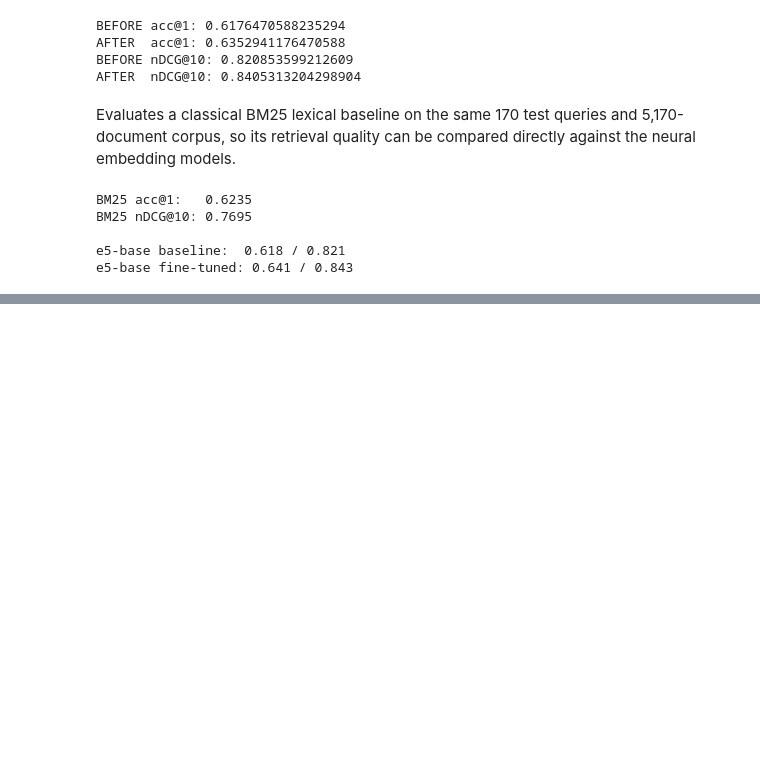
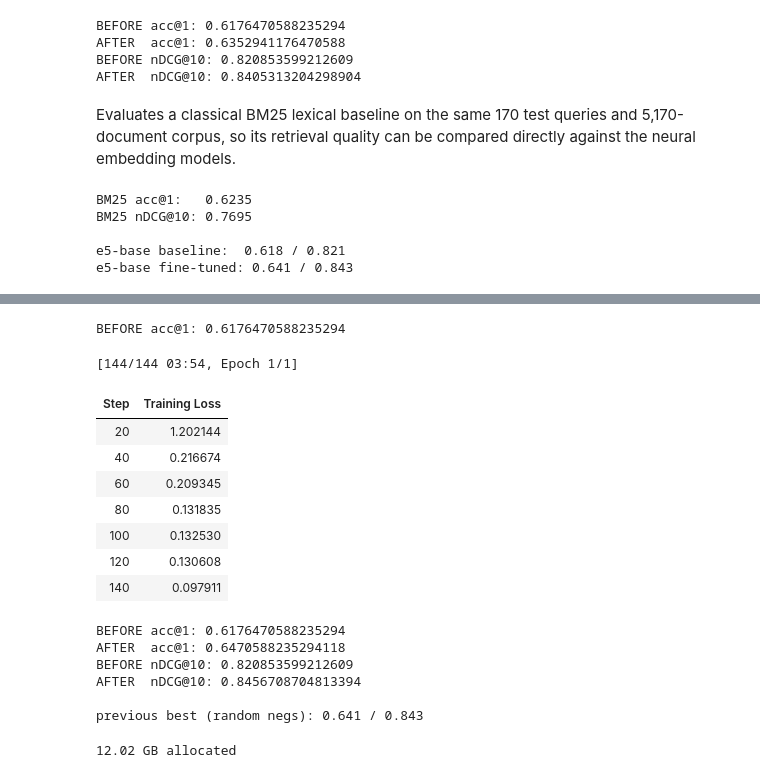
Before and after one commit to askarbekkk/kyrgyz-embeddings, a Jupyter notebook: kyrgyz-embeddings.ipynb, the cells around one changed output, grey strips where cells are left out. Saved outputs shown, nothing was run; the diff lists cells and outputs as text; code cells hidden in the pictures; blank space fills up the shorter version.

```diff
--- a/kyrgyz-embeddings.ipynb
+++ b/kyrgyz-embeddings.ipynb
@@ -520,0 +579,53 @@ e5-base fine-tuned: 0.641 / 0.843
+# %%
+from datasets import Dataset
+from sentence_transformers import (
+    SentenceTransformer, losses,
+    SentenceTransformerTrainer, SentenceTransformerTrainingArguments,
+)
+
+triplet_ds = Dataset.from_dict(triplets)
+
+model = SentenceTransformer("intfloat/multilingual-e5-base")
+before_hn = evaluator(model)
+print("BEFORE acc@1:", before_hn['ky-v2_cosine_accuracy@1'])
+
+args = SentenceTransformerTrainingArguments(
+    output_dir="/content/ky-e5-base-hardneg",
+    num_train_epochs=1,
+    per_device_train_batch_size=32,
+    learning_rate=2e-5,
+    fp16=True,
+    logging_steps=20,
+)
+
+SentenceTransformerTrainer(
+    model=model,
+    args=args,
+    train_dataset=triplet_ds,
+    # with an explicit negative column, this loss uses it directly
+    loss=losses.MultipleNegativesRankingLoss(model),
+).train()
+
+after_hn = evaluator(model)
+print("\nBEFORE acc@1:", before_hn['ky-v2_cosine_accuracy@1'])
+print("AFTER  acc@1:", after_hn['ky-v2_cosine_accuracy@1'])
+print("BEFORE nDCG@10:", before_hn['ky-v2_cosine_ndcg@10'])
+print("AFTER  nDCG@10:", after_hn['ky-v2_cosine_ndcg@10'])
+print("\nprevious best (random negs): 0.641 / 0.843")
+# %% [output]
+BEFORE acc@1: 0.6176470588235294
+[144/144 03:54, Epoch 1/1]
+| Step | Training Loss |
+| 20 | 1.202144 |
+| 40 | 0.216674 |
+| 60 | 0.209345 |
+| 80 | 0.131835 |
+| 100 | 0.132530 |
+| 120 | 0.130608 |
+| 140 | 0.097911 |
+BEFORE acc@1: 0.6176470588235294
+AFTER  acc@1: 0.6470588235294118
+BEFORE nDCG@10: 0.820853599212609
+AFTER  nDCG@10: 0.8456708704813394
+
+previous best (random negs): 0.641 / 0.843
@@ -520,0 +634,11 @@ e5-base fine-tuned: 0.641 / 0.843
+# %%
+import torch, gc
+
+for name in ["model", "miner"]:
+    if name in globals():
+        del globals()[name]
+gc.collect()
+torch.cuda.empty_cache()
+print(f"{torch.cuda.memory_allocated()/1e9:.2f} GB allocated")
+# %% [output]
+12.02 GB allocated
```
Also changed, not shown: parts of 10 cells of this notebook.
